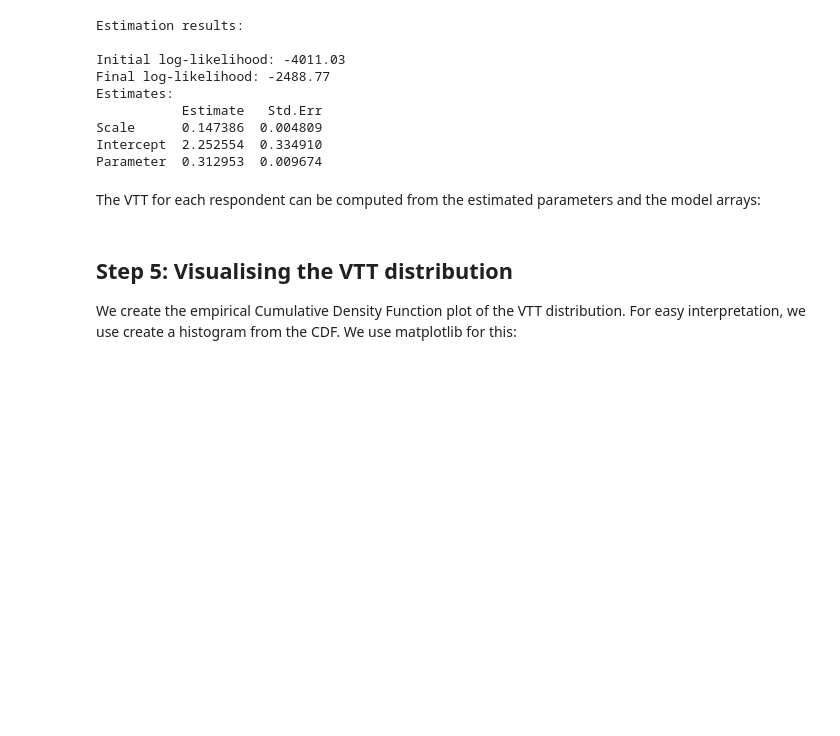
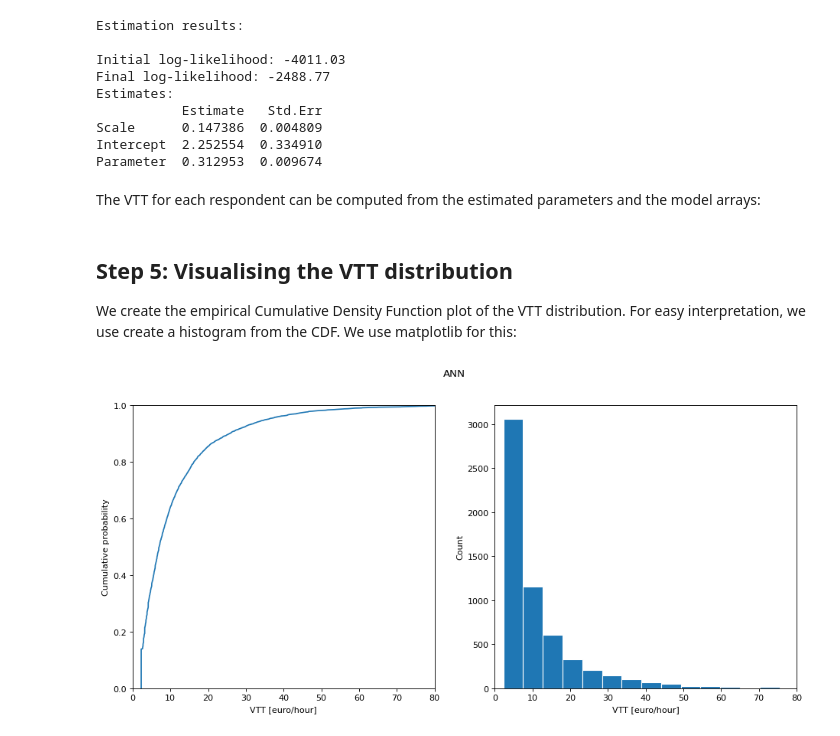
Before and after one commit to ighdez/py-np4vtt, a Jupyter notebook: examples/logistic.ipynb, the cells around one changed output. Cells and saved outputs as stored; diff of their text form; code cells hidden in the pictures; blank space fills up the shorter version.

```diff
--- a/examples/logistic.ipynb
+++ b/examples/logistic.ipynb
@@ -106,7 +106,7 @@ Additionally, the user can configure the following options:
 
 The function `ConfigLogistic` takes the configuration parameters of the logistic regression and creates an object that is used by the optimisation routine:
 # %%
-config = ConfigLogistic(mleIntercept=0, mleParameter=0.0001, mleScale=0.001, mleMaxIterations=10000, seed=12345)
+config = ConfigLogistic(startIntercept=0, startParameter=0.0001, startScale=0.001, maxIterations=10000, seed=12345)
 # %% [markdown]
 Now, we create the logistic regression model object that contains the configuration parameters and the data arrays.
 # %%
@@ -123,5 +118,5 @@ print(init_ll)
 # %%
-x, se, fval, vtt, exitflag = logistic.run()
+x, se, init_ll, ll, vtt, exitflag = logistic.run()
 # %% [markdown]
 The estimated model returns the following information:
 
@@ -160,3 +155,28 @@ The VTT for each respondent can be computed from the estimated parameters and th
 
 We create the empirical Cumulative Density Function plot of the VTT distribution. For easy interpretation, we use create a histogram from the CDF.
 We use matplotlib for this:
+# %%
+import matplotlib.pyplot as plt
+import numpy as np
+from statsmodels.distributions.empirical_distribution import ECDF
+
+ecdf = ECDF(vtt)
+
+fig, ax = plt.subplots(1,2,figsize=(14,6), dpi=80)
+
+# Plot CDF
+ax[0].plot(ecdf.x,ecdf.y)
+ax[0].set_xlim(0,80)
+ax[0].set_ylim(0,1)
+ax[0].set_xlabel('VTT [euro/hour]')
+ax[0].set_ylabel('Cumulative probability')
+
+# Plot histogram
+ax[1].set_xlim(0,80)
+ax[1].set_xlabel('VTT [euro/hour]')
+ax[1].set_ylabel('Count')
+ax[1].hist(vtt,bins=20,edgecolor="white")
+fig.suptitle('ANN')
+plt.show()
+# %% [output]
+[figure, added]
```
Also changed, not shown: parts of 6 cells of this notebook, 1 other file.
